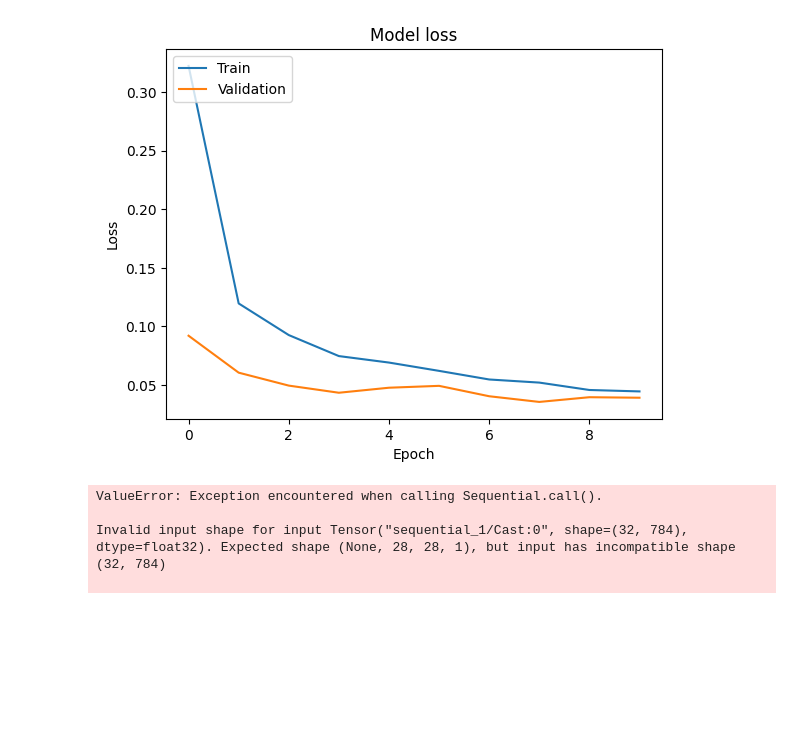
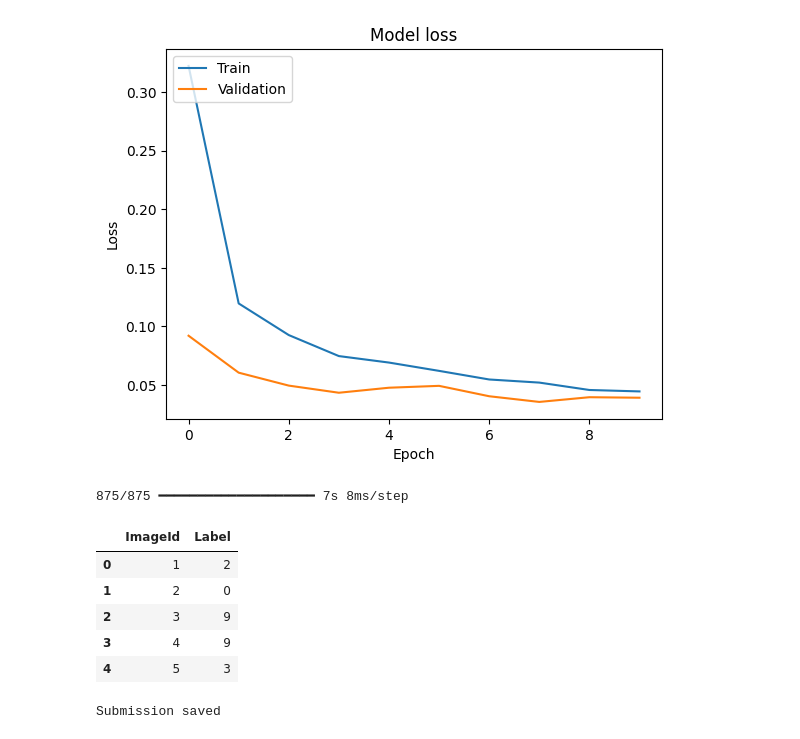
Before and after one commit to Aryan10/digit-recognizer, a Jupyter notebook: notebook.ipynb, the cells around one changed output. Saved outputs shown, nothing was run; the diff lists cells and outputs as text; code cells hidden in the pictures; blank space fills up the shorter version.

Commit message:
First submission - 0.98975

```diff
--- a/notebook.ipynb
+++ b/notebook.ipynb
@@ -38,6 +43,10 @@ from tensorflow.keras.utils import to_categorical # one-hot-encoding
 
 X = X.astype('float32') / 255
 X_np = X.values.reshape(-1, 28, 28, 1)
+
+test = test.astype('float32') / 255
+x_test = test.values.reshape(-1, 28, 28, 1)
+
 y_np = to_categorical(y)
 
 print(X_np.shape, y_np.shape)
@@ -143,15 +151,23 @@ Epoch 10/10
 [figure]
 [figure]
 # %%
-test_predictions = model.predict(test.values)
-test_labels = np.argmax(test_predictions, axis=1)
+pred = model.predict(x_test)
+y_test = np.argmax(pred, axis=1)
 
-submission['label'] = test_labels
+submission['Label'] = y_test
 # %% [output]
-ValueError: Exception encountered when calling Sequential.call().
-
-Invalid input shape for input Tensor("sequential_1/Cast:0", shape=(32, 784), dtype=float32). Expected shape (None, 28, 28, 1), but input has incompatible shape (32, 784)
-
+875/875 ━━━━━━━━━━━━━━━━━━━━ 7s 8ms/step
+# %%
+submission.head()
+# %% [output]
+|  | ImageId | Label |
+| 0 | 1 | 2 |
+| 1 | 2 | 0 |
+| 2 | 3 | 9 |
+| 3 | 4 | 9 |
+| 4 | 5 | 3 |
 # %%
-submission.to_csv('submission1.csv', index=False)
+submission.to_csv(path.join("submissions", input() + ".csv"), index=False)
 print("Submission saved")
+# %% [output]
+Submission saved
```
Also changed, not shown: parts of 3 cells of this notebook, 1 other file.
